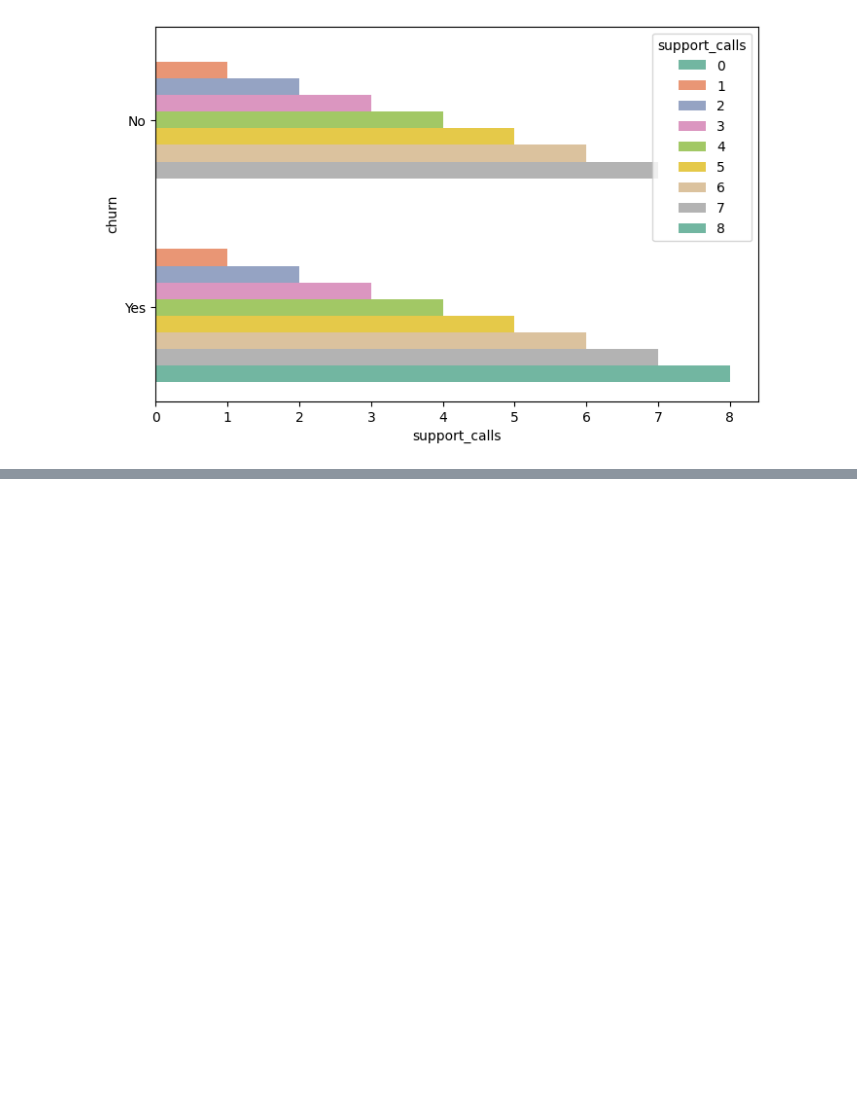
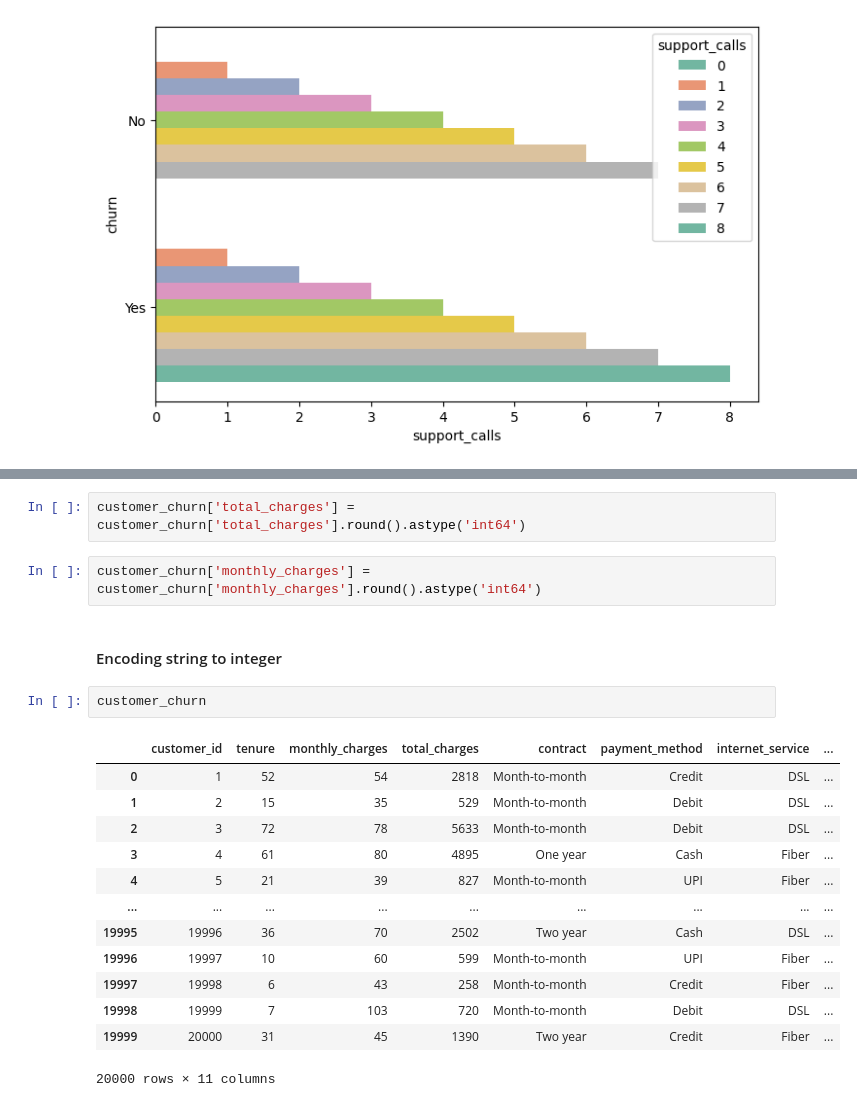
Before and after one commit to harshbhatt15/Additional_Projects, a Jupyter notebook: customer_churn/customer_churn_Classification.ipynb, the cells around one changed output, grey strips where cells are left out. Drawn from its saved outputs; the diff is of its cells as text; blank space fills up the shorter version.

```diff
--- a/customer_churn/customer_churn_Classification.ipynb
+++ b/customer_churn/customer_churn_Classification.ipynb
@@ -261,0 +285,22 @@ sns.barplot(x='support_calls', y ='churn',data=customer_churn , palette='Set2' ,
+# %%
+customer_churn['total_charges'] = customer_churn['total_charges'].round().astype('int64')
+# %%
+customer_churn['monthly_charges'] = customer_churn['monthly_charges'].round().astype('int64')
+# %% [markdown]
+#### Encoding string to integer
+# %%
+customer_churn
+# %% [output]
+|  | customer_id | tenure | monthly_charges | total_charges | contract | payment_method | internet_service | ... |
+| 0 | 1 | 52 | 54 | 2818 | Month-to-month | Credit | DSL | ... |
+| 1 | 2 | 15 | 35 | 529 | Month-to-month | Debit | DSL | ... |
+| 2 | 3 | 72 | 78 | 5633 | Month-to-month | Debit | DSL | ... |
+| 3 | 4 | 61 | 80 | 4895 | One year | Cash | Fiber | ... |
+| 4 | 5 | 21 | 39 | 827 | Month-to-month | UPI | Fiber | ... |
+| ... | ... | ... | ... | ... | ... | ... | ... | ... |
+| 19995 | 19996 | 36 | 70 | 2502 | Two year | Cash | DSL | ... |
+| 19996 | 19997 | 10 | 60 | 599 | Month-to-month | UPI | Fiber | ... |
+| 19997 | 19998 | 6 | 43 | 258 | Month-to-month | Credit | Fiber | ... |
+| 19998 | 19999 | 7 | 103 | 720 | Month-to-month | Debit | DSL | ... |
+| 19999 | 20000 | 31 | 45 | 1390 | Two year | Credit | Fiber | ... |
+20000 rows × 11 columns
```
Also changed, not shown: parts of 3 cells of this notebook.
